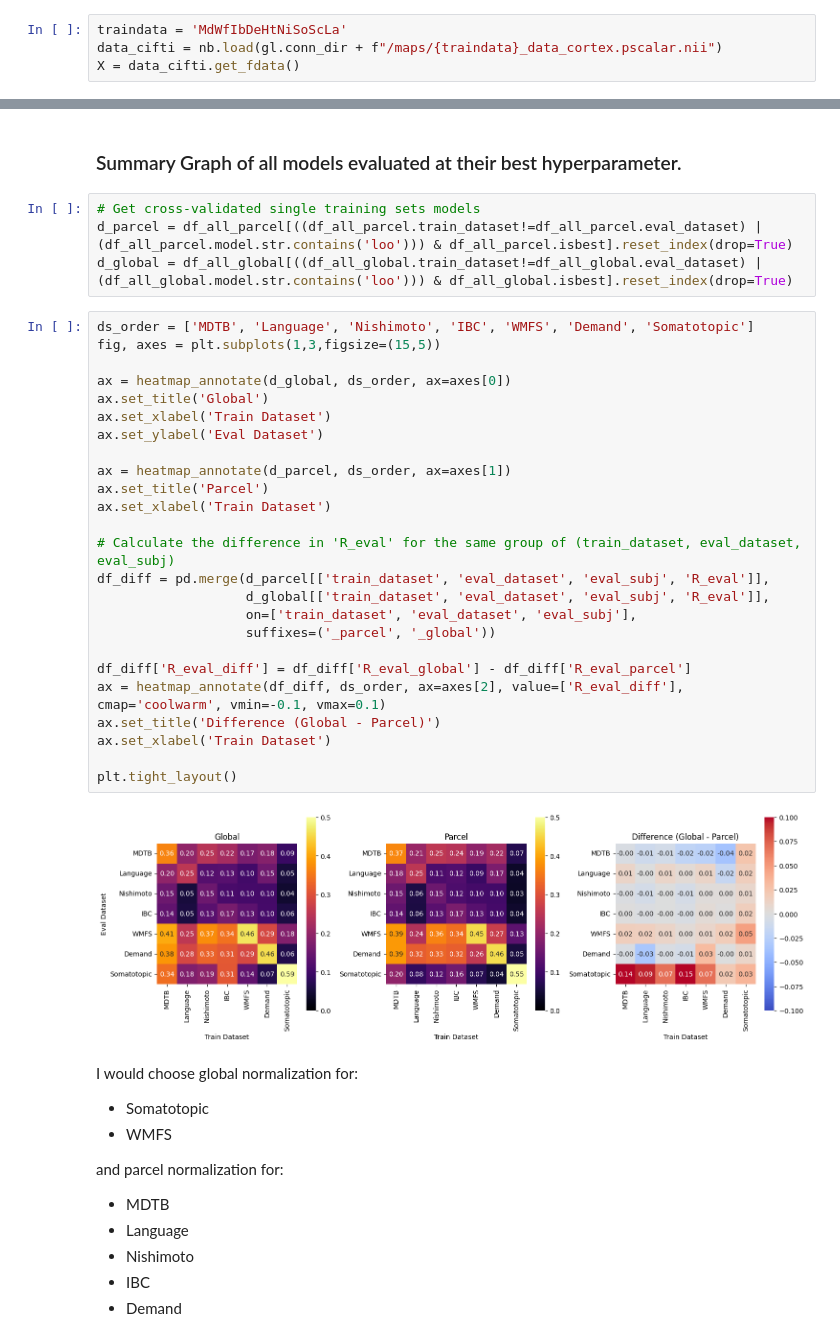
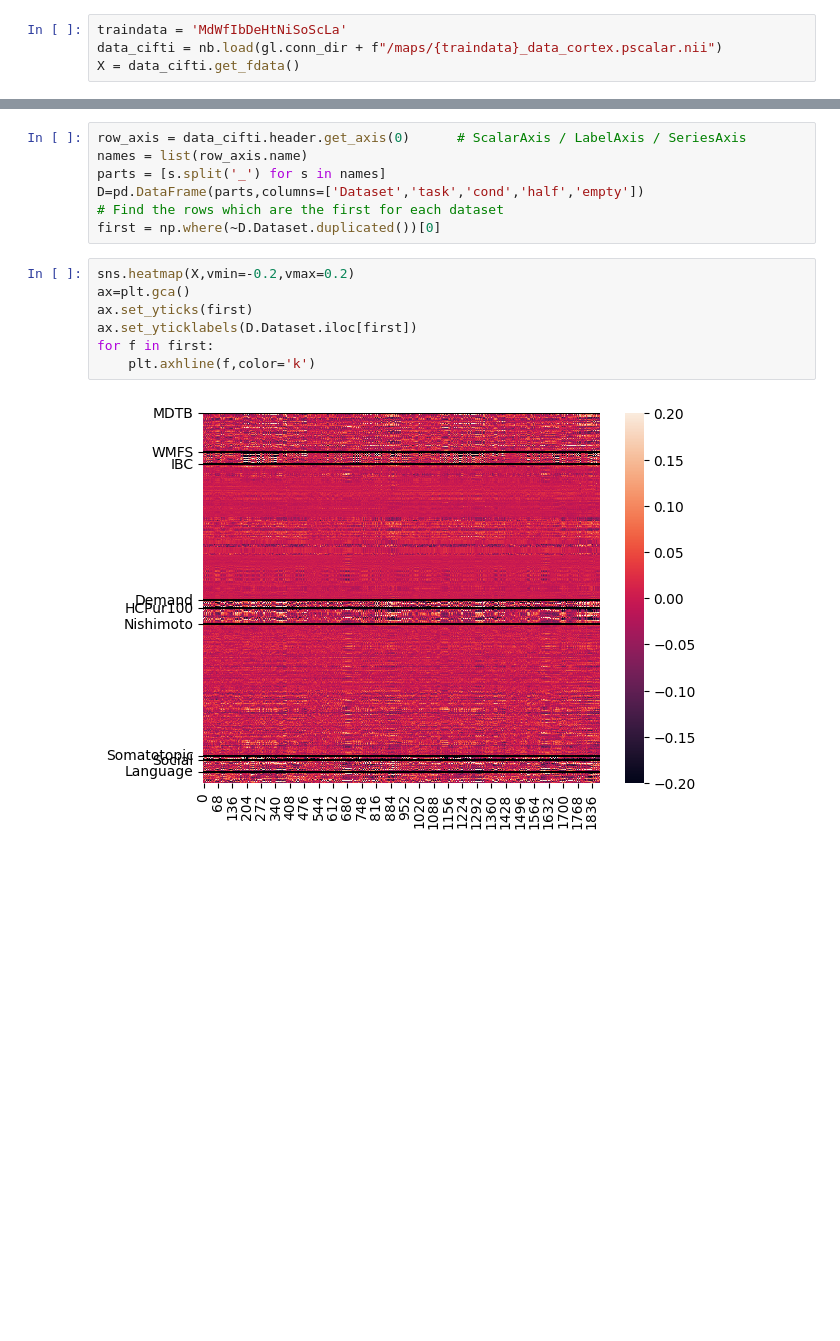
Before and after one commit to DiedrichsenLab/cortico_cereb_connectivity, a Jupyter notebook: notebooks/3. Scaling_in_out_model/Global_dataset_scaling.ipynb, the cells around one changed output, grey strips where cells are left out. Saved outputs shown, nothing was run; the diff lists cells and outputs as text; blank space fills up the shorter version.

```diff
--- a/notebooks/3. Scaling_in_out_model/Global_dataset_scaling.ipynb
+++ b/notebooks/3. Scaling_in_out_model/Global_dataset_scaling.ipynb
@@ -78,44 +19,16 @@ KeyError: 'R_eval'
-# %% [markdown]
-### Summary Graph of all models evaluated at their best hyperparameter.
-# %%
-# Get cross-validated single training sets models
-d_parcel = df_all_parcel[((df_all_parcel.train_dataset!=df_all_parcel.eval_dataset) | (df_all_parcel.model.str.contains('loo'))) & df_all_parcel.isbest].reset_index(drop=True)
-d_global = df_all_global[((df_all_global.train_dataset!=df_all_global.eval_dataset) | (df_all_global.model.str.contains('loo'))) & df_all_global.isbest].reset_index(drop=True)
-# %%
-ds_order = ['MDTB', 'Language', 'Nishimoto', 'IBC', 'WMFS', 'Demand', 'Somatotopic']
-fig, axes = plt.subplots(1,3,figsize=(15,5))
-
-ax = heatmap_annotate(d_global, ds_order, ax=axes[0])
-ax.set_title('Global')
-ax.set_xlabel('Train Dataset')
-ax.set_ylabel('Eval Dataset')
-
-ax = heatmap_annotate(d_parcel, ds_order, ax=axes[1])
-ax.set_title('Parcel')
-ax.set_xlabel('Train Dataset')
-
-# Calculate the difference in 'R_eval' for the same group of (train_dataset, eval_dataset, eval_subj)
-df_diff = pd.merge(d_parcel[['train_dataset', 'eval_dataset', 'eval_subj', 'R_eval']],
-                   d_global[['train_dataset', 'eval_dataset', 'eval_subj', 'R_eval']],
-                   on=['train_dataset', 'eval_dataset', 'eval_subj'],
-                   suffixes=('_parcel', '_global'))
-
-df_diff['R_eval_diff'] = df_diff['R_eval_global'] - df_diff['R_eval_parcel']
-ax = heatmap_annotate(df_diff, ds_order, ax=axes[2], value=['R_eval_diff'], cmap='coolwarm', vmin=-0.1, vmax=0.1)
-ax.set_title('Difference (Global - Parcel)')
-ax.set_xlabel('Train Dataset')
-
-plt.tight_layout()
-# %% [output]
-[figure, removed]
-# %% [markdown]
-I would choose global normalization for:
-- Somatotopic
-- WMFS
-
-and parcel normalization for:
-- MDTB
-- Language
-- Nishimoto
-- IBC
-- Demand
+# %%
+row_axis = data_cifti.header.get_axis(0)      # ScalarAxis / LabelAxis / SeriesAxis
+names = list(row_axis.name)
+parts = [s.split('_') for s in names]
+D=pd.DataFrame(parts,columns=['Dataset','task','cond','half','empty'])
+# Find the rows which are the first for each dataset
+first = np.where(~D.Dataset.duplicated())[0]
+# %%
+sns.heatmap(X,vmin=-0.2,vmax=0.2)
+ax=plt.gca()
+ax.set_yticks(first)
+ax.set_yticklabels(D.Dataset.iloc[first])
+for f in first:
+    plt.axhline(f,color='k')
+# %% [output]
+[figure, added]
```
Also changed, not shown: parts of 14 cells of this notebook, 9 other files.
